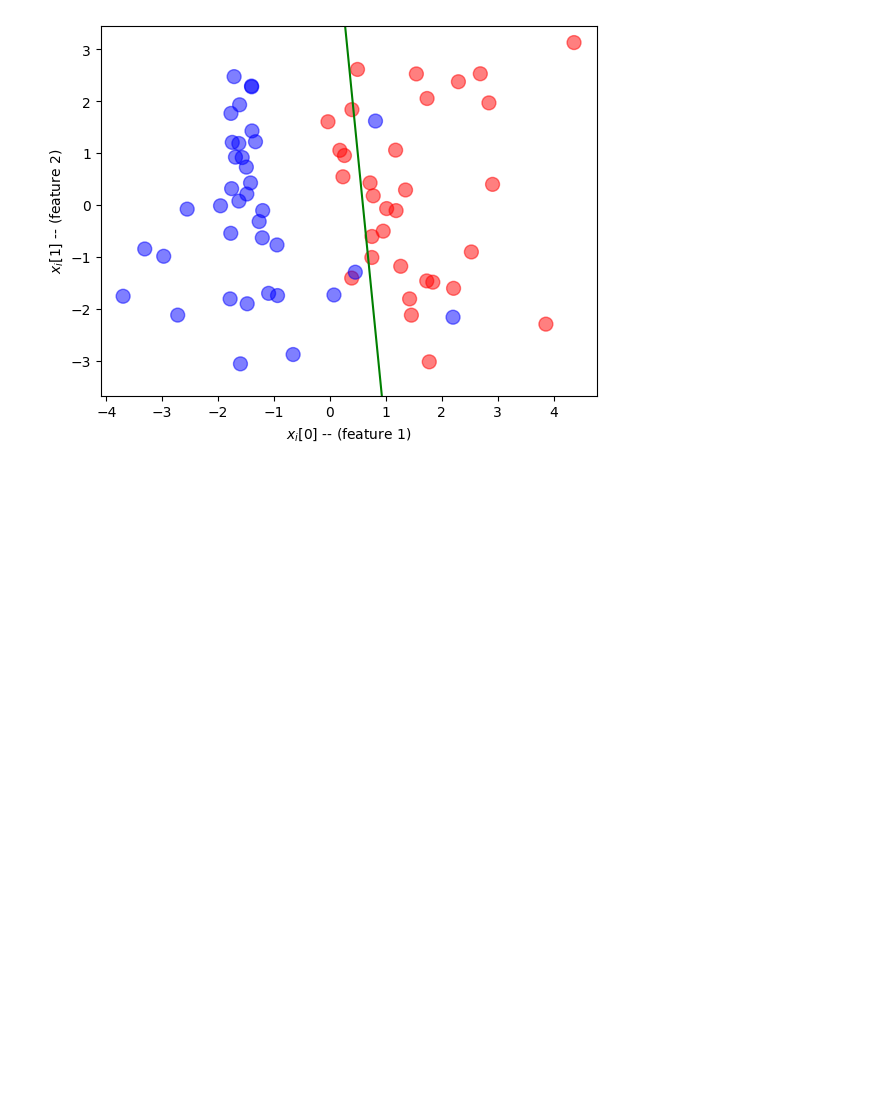
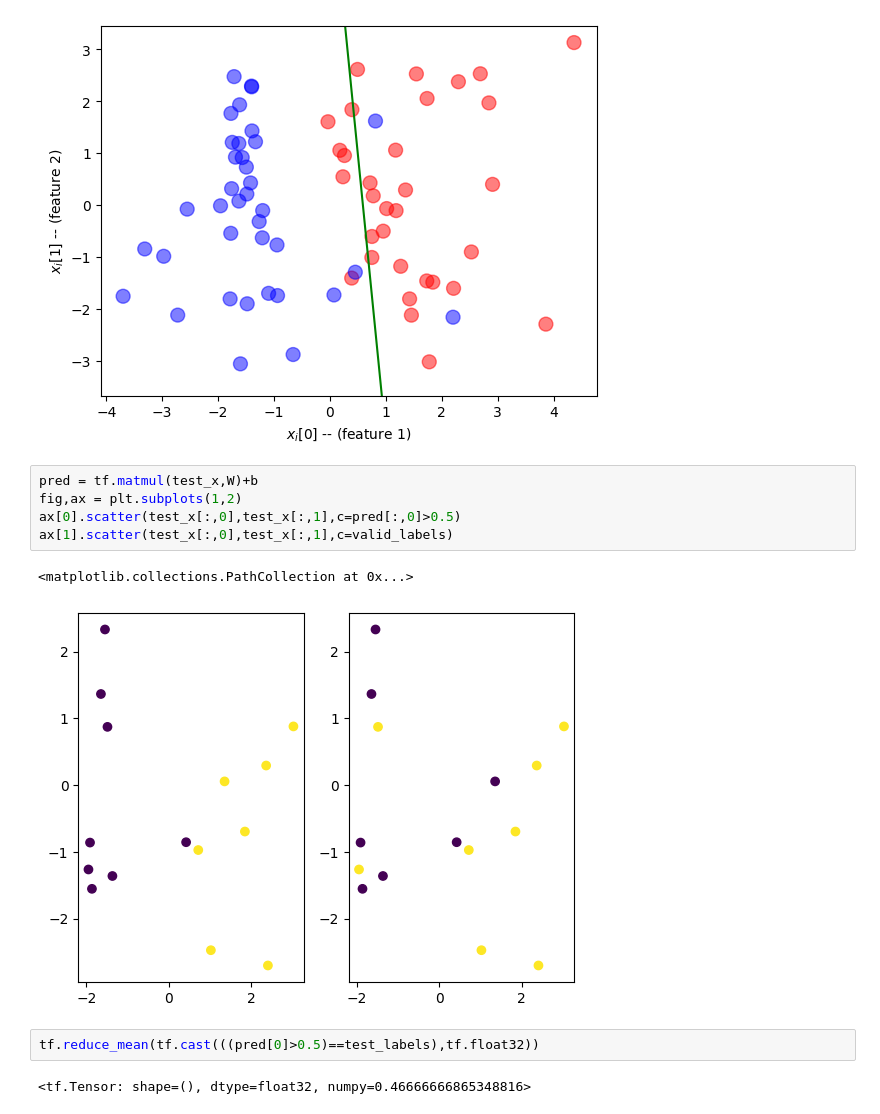
Before and after one commit to Linda-Njau/AI_FUN, a Jupyter notebook: IntroTensorFlow.ipynb, the cells around one changed output. Saved outputs shown, nothing was run; the diff lists cells and outputs as text; blank space fills up the shorter version.

Commit message:
Visualize model predictions and validation labels with scatter plots for binary classification

```diff
--- a/IntroTensorFlow.ipynb
+++ b/IntroTensorFlow.ipynb
@@ -254,3 +254,15 @@ Epoch 39: last batch loss = 0.2413
 plot_dataset(train_x,train_labels,W.numpy(),b.numpy())
 # %% [output]
 [figure]
+# %%
+pred = tf.matmul(test_x,W)+b
+fig,ax = plt.subplots(1,2)
+ax[0].scatter(test_x[:,0],test_x[:,1],c=pred[:,0]>0.5)
+ax[1].scatter(test_x[:,0],test_x[:,1],c=valid_labels)
+# %% [output]
+<matplotlib.collections.PathCollection at 0x...>
+[figure, added]
+# %%
+tf.reduce_mean(tf.cast(((pred[0]>0.5)==test_labels),tf.float32))
+# %% [output]
+<tf.Tensor: shape=(), dtype=float32, numpy=0.46666666865348816>
```
